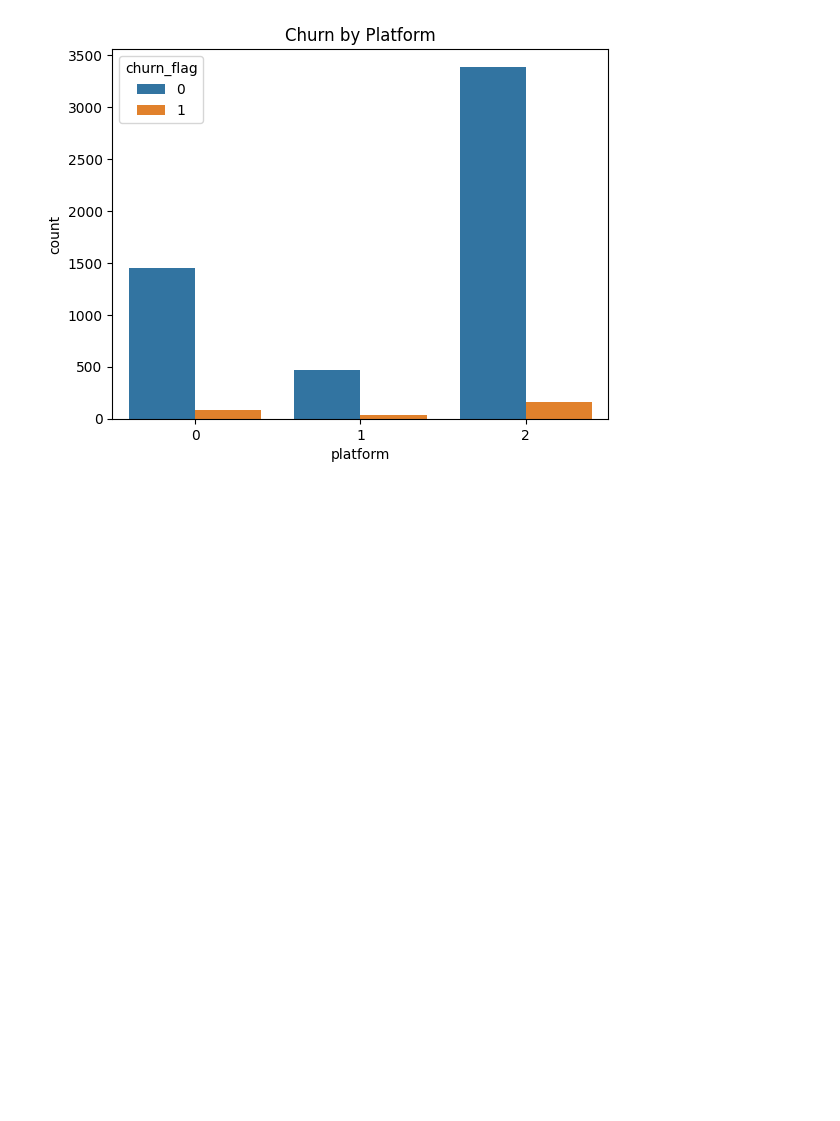
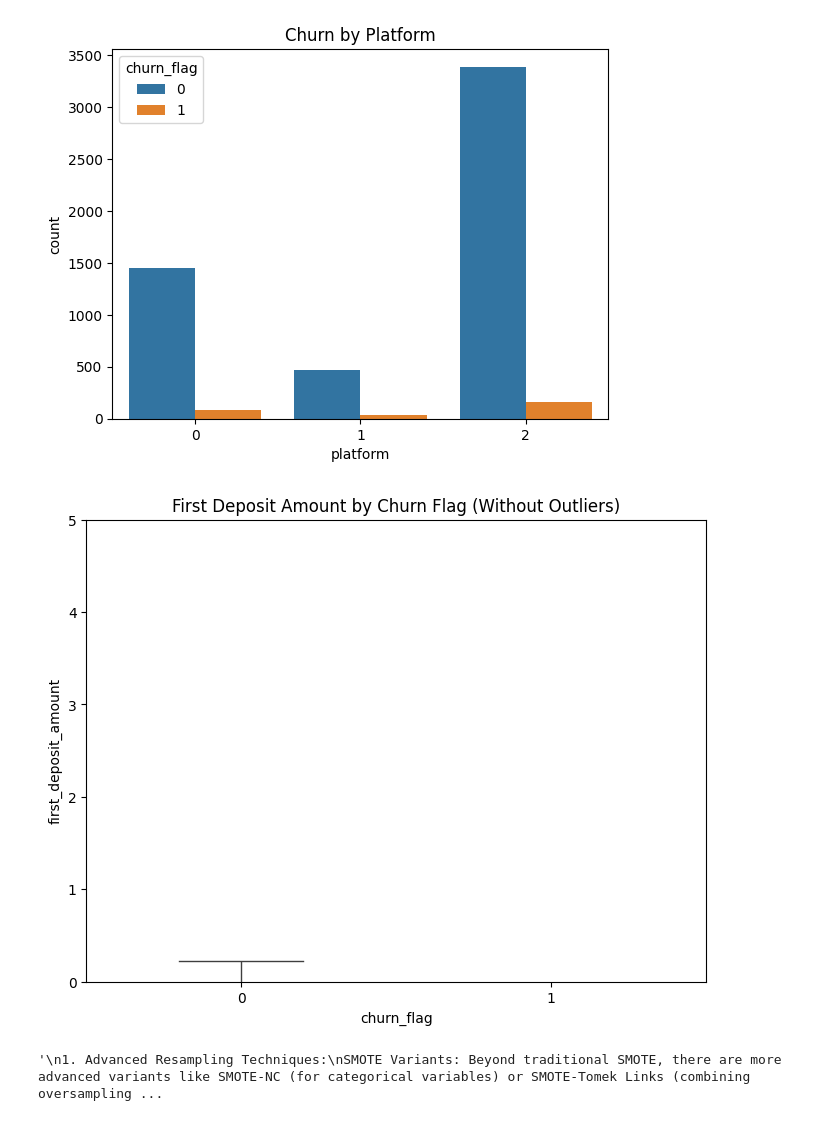
Before and after one commit to Michelangelo20/robinhood_classifer, a Jupyter notebook: src/notebook/rh_classifier_Q2_version3.ipynb, the cells around one changed output. Saved outputs shown, nothing was run; the diff lists cells and outputs as text; code cells hidden in the pictures; blank space fills up the shorter version.

```diff
--- a/src/notebook/rh_classifier_Q2_version3.ipynb
+++ b/src/notebook/rh_classifier_Q2_version3.ipynb
@@ -394,3 +463,57 @@ plt.show()
 [figure]
 [figure]
 [figure]
+# %%
+plt.figure(figsize=(8, 6))  # Adjust the figure size
+sns.boxplot(x='churn_flag', y='first_deposit_amount', data=df, showfliers=False)
+plt.ylim(0, 5)  # Set y-axis limits, adjust as necessary based on your data
+plt.title('First Deposit Amount by Churn Flag (Without Outliers)')
+plt.show()
+# %% [output]
+[figure, added]
+# %%
+'''
+1. Advanced Resampling Techniques:
+SMOTE Variants: Beyond traditional SMOTE, there are more advanced variants like SMOTE-NC (for categorical variables) or SMOTE-Tomek Links (combining oversampling with undersampling to remove noise).
+ADASYN (Adaptive Synthetic Sampling): This method adapts SMOTE by focusing on more difficult-to-classify examples, potentially yielding better performance on harder cases in the minority class.
+NearMiss: This is an undersampling method that selects negative examples near the decision boundary, making the classifier more sensitive to difficult minority examples.
+2. Ensemble Learning:
+Balanced Random Forests: Modify the random forest algorithm to draw balanced bootstrap samples (oversampling the minority class or undersampling the majority class at each tree).
+EasyEnsemble and BalanceCascade: These are ensemble methods designed for imbalanced datasets. EasyEnsemble combines random undersampling with boosting to create a more robust model.
+XGBoost with Imbalanced Data: XGBoost has built-in support for handling imbalanced data via the scale_pos_weight parameter. Setting it to the inverse ratio of class distribution helps the model learn the minority class better.
+3. Class Weighting:
+Instead of resampling, many models like XGBoost, LightGBM, RandomForest, and Logistic Regression support setting class weights to address class imbalance. By assigning higher weights to the minority class, you can penalize the model more for misclassifying minority samples.
+Example: In XGBoost, use scale_pos_weight, and in RandomForestClassifier, use the class_weight='balanced' parameter.
+4. Threshold Tuning:
+The default decision threshold of 0.5 for classification models is often suboptimal for imbalanced datasets. Tuning the decision threshold can significantly improve performance, especially for metrics like precision, recall, and F1-score.
+You can experiment with threshold-moving techniques to balance precision and recall better based on the model’s predicted probabilities.
+5. Focal Loss:
+Focal Loss is a modification of the cross-entropy loss that puts more focus on hard-to-classify examples, making it well-suited for imbalanced classification. This is widely used in deep learning models but can also be implemented in gradient boosting libraries.
+Example: Focal Loss is supported in LightGBM and TensorFlow/Keras for imbalanced data.
+6. Anomaly Detection Algorithms:
+Since churn is often rare, you could treat it as an anomaly detection problem. Algorithms like Isolation Forest, One-Class SVM, or AutoEncoders can be repurposed for identifying rare events, such as churn, by flagging unusual behavior.
+7. Stacking and Blending:
+Stacking and Blending are ensemble techniques where multiple models are combined to improve performance. For imbalanced datasets, a combination of different classifiers (e.g., RandomForest, XGBoost, LightGBM) with different resampling techniques (SMOTE for some, class weighting for others) can produce better results.
+You can also consider blending models that perform well on different metrics (e.g., one model optimized for precision, another for recall) to create a more robust classifier.
+8. Feature Engineering Specific to Churn:
+Behavioral Features: Focus on creating time-based features that capture user behavior over time. For example, features like time since last transaction, recency, frequency, and monetary value (RFM analysis) can be useful for identifying churn patterns.
+Interaction Features: Combinations of existing features (e.g., deposit amount per time spent) can capture complex relationships that models may not easily detect.
+Lag Features: Incorporate lag features or rolling windows to track user behavior over time (e.g., average time spent in the last 3 months, frequency of visits in the last 30 days).
+9. Cost-Sensitive Learning:
+In cost-sensitive learning, you explicitly define the cost of misclassification. For churn datasets, you can set a higher cost for misclassifying churners (false negatives) to emphasize reducing churn prediction errors.
+You can implement custom loss functions or weight misclassification errors according to business impact (e.g., churn has a higher cost than non-churn).
+10. Bayesian Optimization for Hyperparameter Tuning:
+Optuna is great, but you can take hyperparameter tuning a step further with Bayesian Optimization. Libraries like Hyperopt and BayesianOptimization can help fine-tune hyperparameters in a more data-efficient manner, often converging faster and leading to better models.
+11. Explainability Tools:
+SHAP (SHapley Additive exPlanations) and LIME (Local Interpretable Model-agnostic Explanations): Use these tools to explain model predictions, especially for imbalanced data. These techniques can help identify why the model misclassifies minority class instances, leading to insights into feature engineering or model tuning.
+12. Time-Series Modeling (if relevant):
+If your churn data is time-dependent, consider using time-series classification models like Prophet, LSTM, or GRU. These models can capture temporal trends and patterns that might be critical for predicting churn.
+13. Active Learning:
+In cases where obtaining labeled data is expensive, active learning can be used to focus on annotating the most informative instances (e.g., uncertain predictions). This can help when labeled data for churn is sparse, improving model performance without needing massive amounts of data.
+14. Custom Evaluation Metrics:
+Use domain-specific metrics that reflect the business cost of churn (e.g., focus on high-recall models if missing a churner is more expensive). Additionally, consider profit-based metrics or a custom metric like a "churn score" that integrates recall and business costs.
+Conclusion:
+For a churn prediction task with imbalanced data, combining resampling techniques, ensemble learning, precision-recall optimization, class weighting, and advanced feature engineering is key. Incorporating modern methods like focal loss, Bayesian optimization, and explainability tools like SHAP can significantly boost model performance and interpretability.
+'''
+# %% [output]
+'\n1. Advanced Resampling Techniques:\nSMOTE Variants: Beyond traditional SMOTE, there are more advanced variants like SMOTE-NC (for categorical variables) or SMOTE-Tomek Links (combining oversampling ...
```
Also changed, not shown: parts of 18 cells of this notebook, 3 other files.
